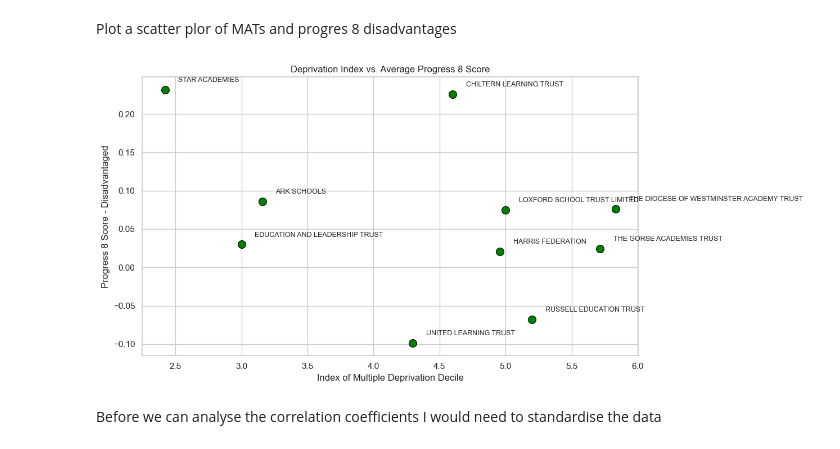
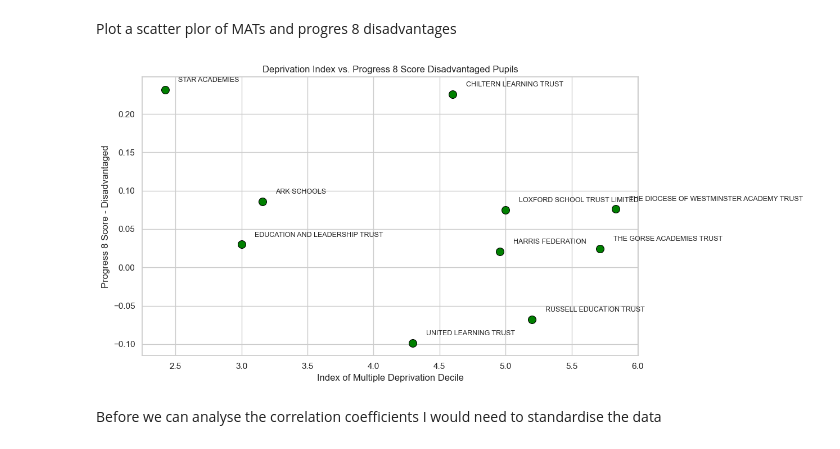
Before and after one commit to saqibsafdar11/DfE_P8_Project, a Jupyter notebook: P4DS_A2_Data_Analysis_Project.ipynb, the cells around one changed output. Drawn from its saved outputs; the diff is of its cells as text; code cells hidden in the pictures.

```diff
--- a/P4DS_A2_Data_Analysis_Project.ipynb
+++ b/P4DS_A2_Data_Analysis_Project.ipynb
@@ -2556,31 +2556,31 @@ Plot a scatter plor of MATs and progres 8 disadvantages
 # %%
 plt.figure(figsize=(10, 6))
 sns.scatterplot(
     x='deprivation_index',
     y='prog8_score_disadv',
     data=top_10_MATs,
     s=100,
     color='green',
     edgecolor='black'
 )
-plt.title('Deprivation Index vs. Average Progress 8 Score')
+plt.title('Deprivation Index vs. Progress 8 Score Disadvantaged Pupils')
 plt.xlabel('Index of Multiple Deprivation Decile')
 plt.ylabel('Progress 8 Score - Disadvantaged')
 plt.tight_layout()
 
 # Annotate MAT names
 for idx, row in top_10_MATs.iterrows():
     plt.text(row['deprivation_index']+0.1, row['prog8_score_disadv']+0.01,
              row['Trust_Name'], fontsize=9)
 
 
 images_dir = 'images'
 image_path = os.path.join(images_dir,'Obj3_Progress8 Disadv vs Deprivation Index for Top 10 MATs.png')
 plt.savefig(image_path)
 
 plt.show()
 # %% [output]
-[figure, old version]
+[figure, new version]
 # %% [markdown]
 Before we can analyse the correlation coefficients I would need to standardise the data
 # %%
```
Also changed, not shown: parts of 3 cells of this notebook, 24 other files.
